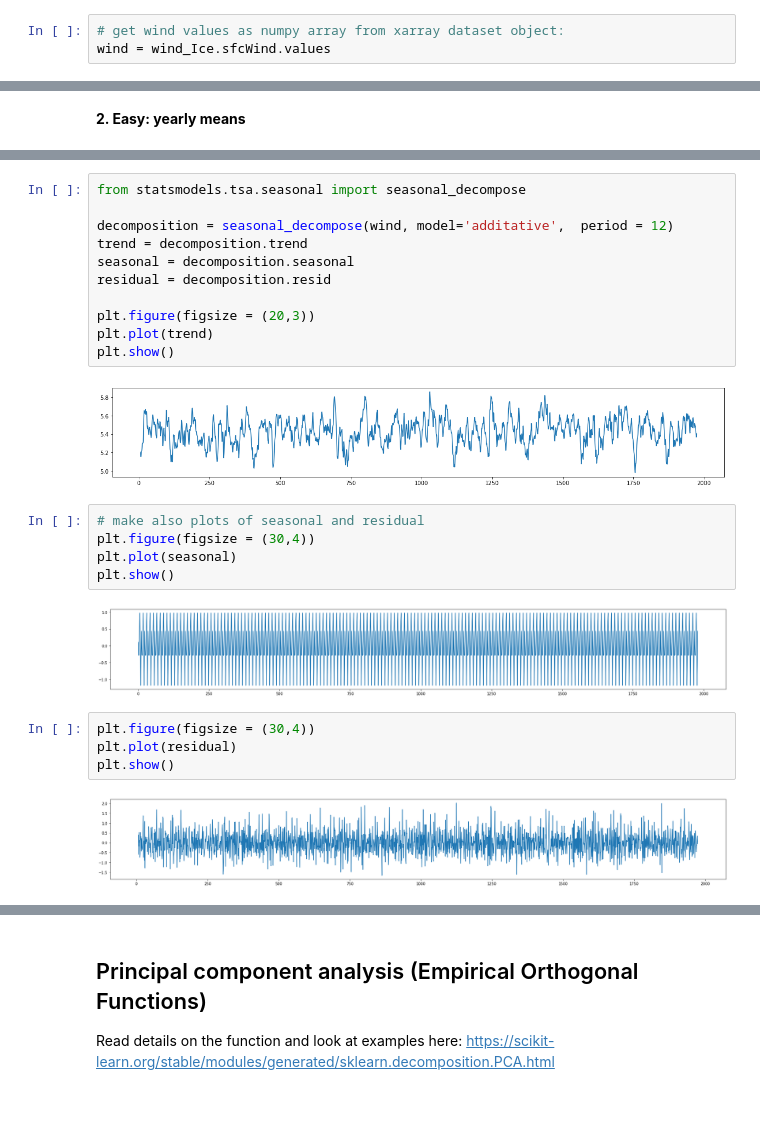
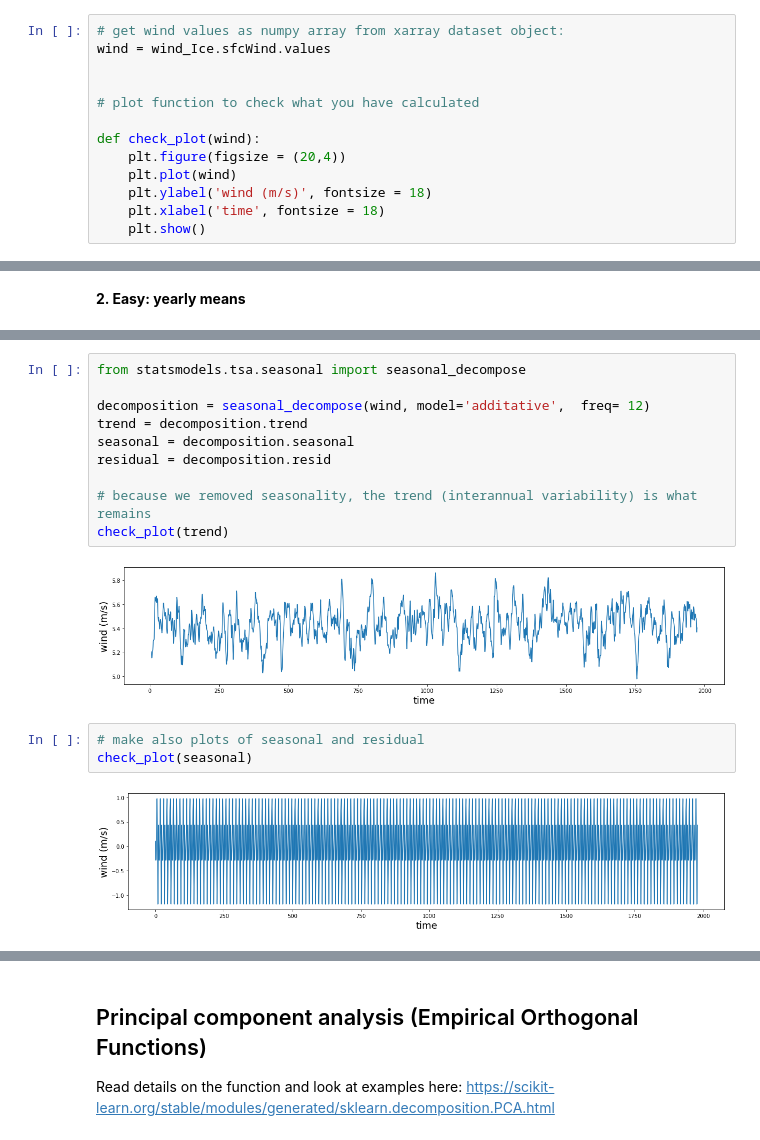
Before and after one commit to JuliaKukulies/teaching_climate, a Jupyter notebook: exercises_GVN465/ex3.ipynb, the cells around one changed output, grey strips where cells are left out. Drawn from its saved outputs; the diff is of its cells as text; blank space fills up the shorter version.

```diff
--- a/exercises_GVN465/ex3.ipynb
+++ b/exercises_GVN465/ex3.ipynb
@@ -328,3 +330,13 @@ plt.show()
 # %%
 # get wind values as numpy array from xarray dataset object:
 wind = wind_Ice.sfcWind.values
+
+
+# plot function to check what you have calculated
+
+def check_plot(wind):
+    plt.figure(figsize = (20,4))
+    plt.plot(wind)
+    plt.ylabel('wind (m/s)', fontsize = 18)
+    plt.xlabel('time', fontsize = 18)
+    plt.show()
@@ -395,26 +449,17 @@ Successfully installed patsy-0.5.1 statsmodels-0.12.0
 # %%
 from statsmodels.tsa.seasonal import seasonal_decompose
 
-decomposition = seasonal_decompose(wind, model='additative',  period = 12)
+decomposition = seasonal_decompose(wind, model='additative',  freq= 12)
 trend = decomposition.trend
 seasonal = decomposition.seasonal
 residual = decomposition.resid
 
-plt.figure(figsize = (20,3))
-plt.plot(trend)
-plt.show()
+# because we removed seasonality, the trend (interannual variability) is what remains
+check_plot(trend)
 # %% [output]
-[figure, old version]
+[figure, new version]
 # %%
 # make also plots of seasonal and residual
-plt.figure(figsize = (30,4))
-plt.plot(seasonal)
-plt.show()
+check_plot(seasonal)
 # %% [output]
-[figure, old version]
+[figure, new version]
-# %%
-plt.figure(figsize = (30,4))
-plt.plot(residual)
-plt.show()
-# %% [output]
-[figure, removed]
```
Also changed, not shown: parts of 19 cells of this notebook.
